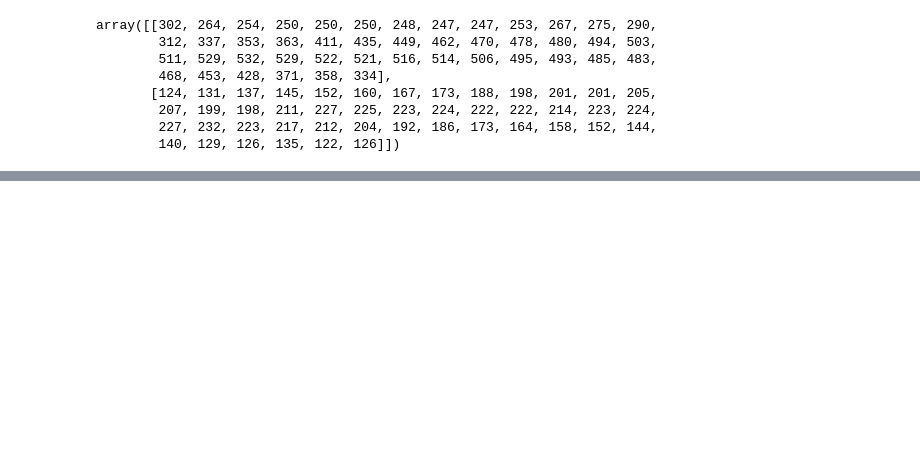
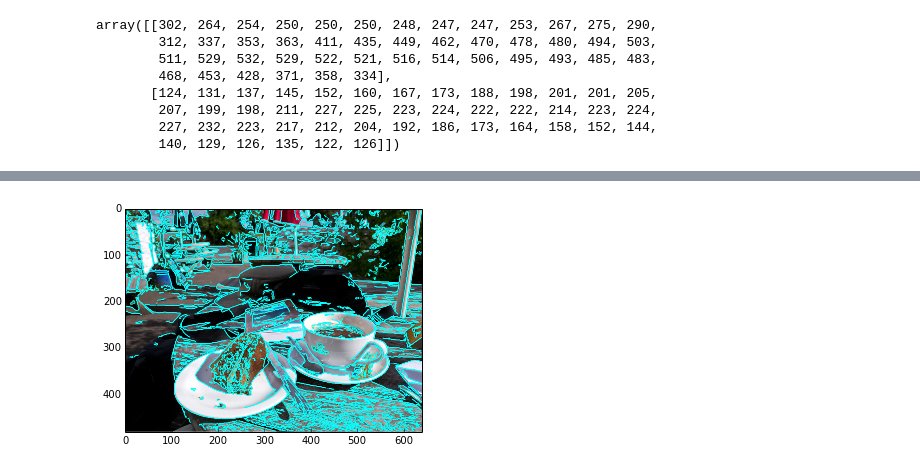
Before and after one commit to dorisjlee/crowd-seg, a Jupyter notebook: analysis/2016_12_29_CVBasedMetrics.ipynb, the cells around one changed output, grey strips where cells are left out. Cells and saved outputs as stored; diff of their text form; code cells hidden in the pictures; blank space fills up the shorter version.

```diff
--- a/analysis/2016_12_29_CVBasedMetrics.ipynb
+++ b/analysis/2016_12_29_CVBasedMetrics.ipynb
@@ -187,0 +297,15 @@ array([[302, 264, 254, 250, 250, 250, 248, 247, 247, 253, 267, 275, 290,
+# %%
+# d2BB contains a list of boolean for each point in the contour specifying whether the point is within w away from the BB
+d2BB = [Point(xyloc).distance(bb_standard)<w for xyloc in c]
+# %%
+dist_length_filtered_contours = []
+for contour in length_filtered_contours:
+    # d2BB contains a list of boolean for each point in the contour specifying whether the point is within w away from the BB
+    d2BB = [Point(xyloc).distance(bb_standard)<w for xyloc in contour[:,0]]
+    unique_elements = list(set(d2BB))
+    if len(unique_elements) ==1:
+        if unique_elements[0]==True:
+            #True only
+            dist_length_filtered_contours.append(contour)
+    elif len(unique_elements) ==2:
+        pass # contain at least one point that is more than w away from BB, so exclude this contour
@@ -187,0 +339,4 @@ array([[302, 264, 254, 250, 250, 250, 248, 247, 247, 253, 267, 275, 290,
+# %%
+plotContour(img_name,dist_length_filtered_contours)
+# %% [output]
+[figure, added]
```
Also changed, not shown: parts of 35 cells of this notebook.
